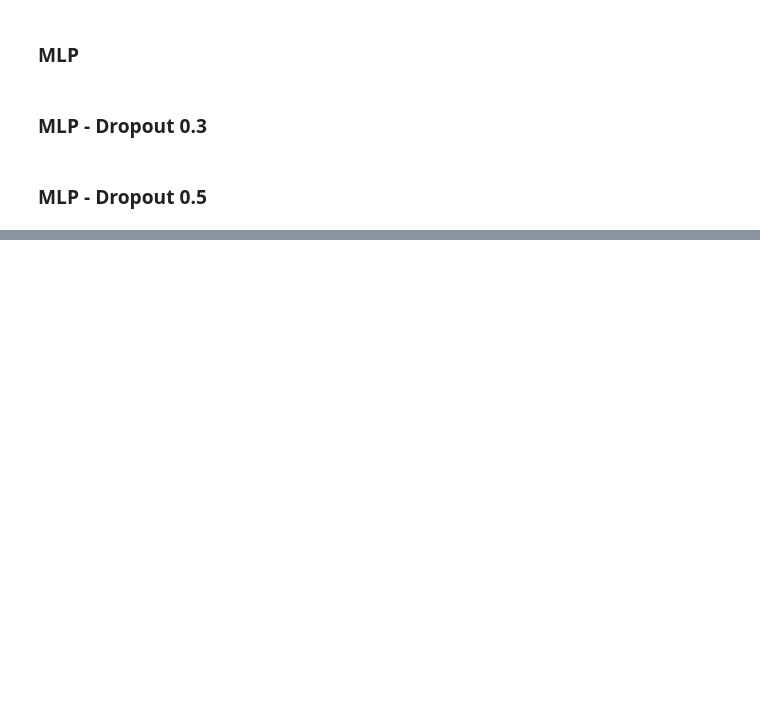
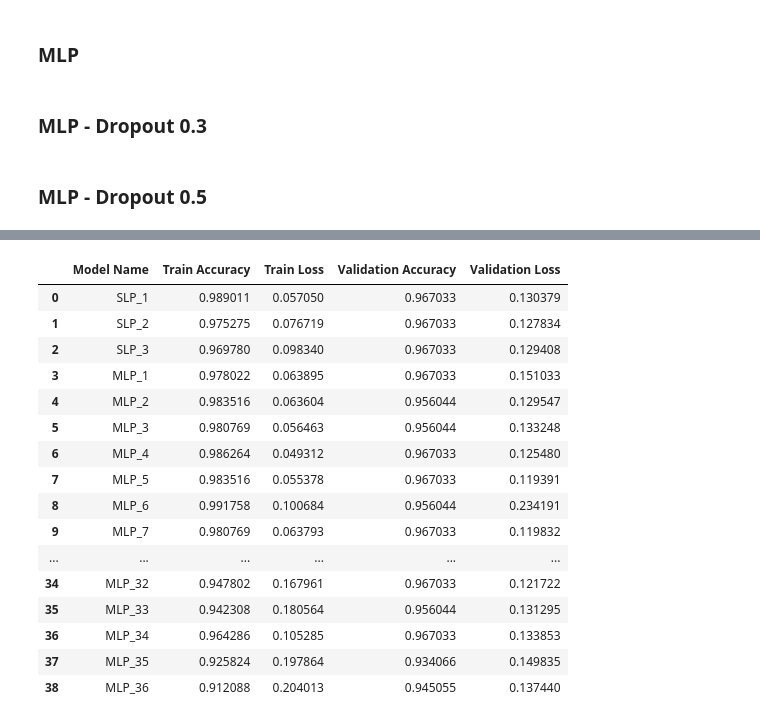
Before and after one commit to Team-AY/Breast-Cancer-Prediction, a Jupyter notebook: Research_process.ipynb, the cells around one changed output, grey strips where cells are left out. Saved outputs shown, nothing was run; the diff lists cells and outputs as text; code cells hidden in the pictures; blank space fills up the shorter version.

```diff
--- a/Research_process.ipynb
+++ b/Research_process.ipynb
@@ -470,0 +515,20 @@ for model in models_list:
+# %%
+models_df
+# %% [output]
+|  | Model Name | Train Accuracy | Train Loss | Validation Accuracy | Validation Loss |
+| 0 | SLP_1 | 0.989011 | 0.057050 | 0.967033 | 0.130379 |
+| 1 | SLP_2 | 0.975275 | 0.076719 | 0.967033 | 0.127834 |
+| 2 | SLP_3 | 0.969780 | 0.098340 | 0.967033 | 0.129408 |
+| 3 | MLP_1 | 0.978022 | 0.063895 | 0.967033 | 0.151033 |
+| 4 | MLP_2 | 0.983516 | 0.063604 | 0.956044 | 0.129547 |
+| 5 | MLP_3 | 0.980769 | 0.056463 | 0.956044 | 0.133248 |
+| 6 | MLP_4 | 0.986264 | 0.049312 | 0.967033 | 0.125480 |
+| 7 | MLP_5 | 0.983516 | 0.055378 | 0.967033 | 0.119391 |
+| 8 | MLP_6 | 0.991758 | 0.100684 | 0.956044 | 0.234191 |
+| 9 | MLP_7 | 0.980769 | 0.063793 | 0.967033 | 0.119832 |
+| ... | ... | ... | ... | ... | ... |
+| 34 | MLP_32 | 0.947802 | 0.167961 | 0.967033 | 0.121722 |
+| 35 | MLP_33 | 0.942308 | 0.180564 | 0.956044 | 0.131295 |
+| 36 | MLP_34 | 0.964286 | 0.105285 | 0.967033 | 0.133853 |
+| 37 | MLP_35 | 0.925824 | 0.197864 | 0.934066 | 0.149835 |
+| 38 | MLP_36 | 0.912088 | 0.204013 | 0.945055 | 0.137440 |
```
Also changed, not shown: parts of 11 cells of this notebook.
